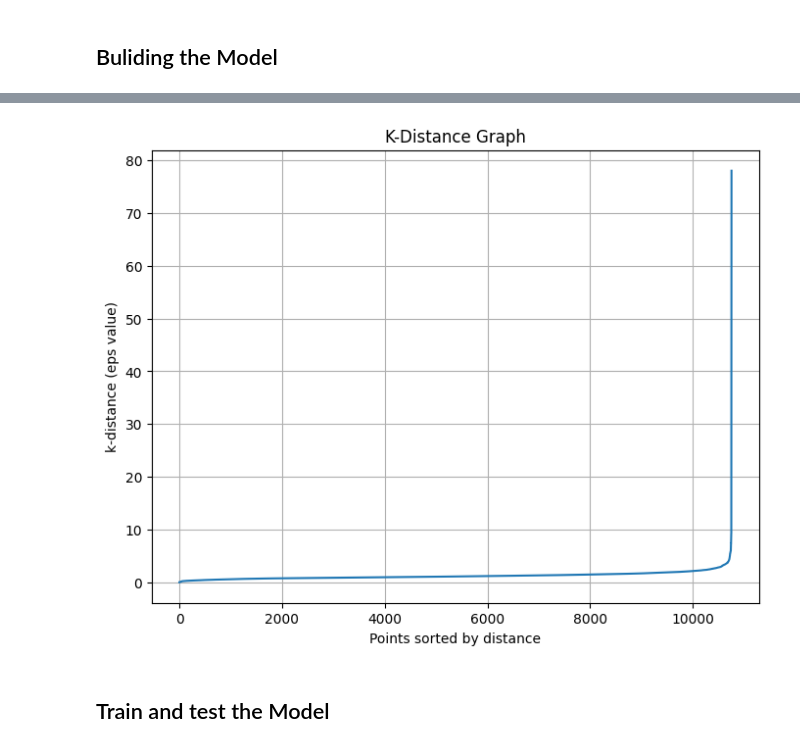
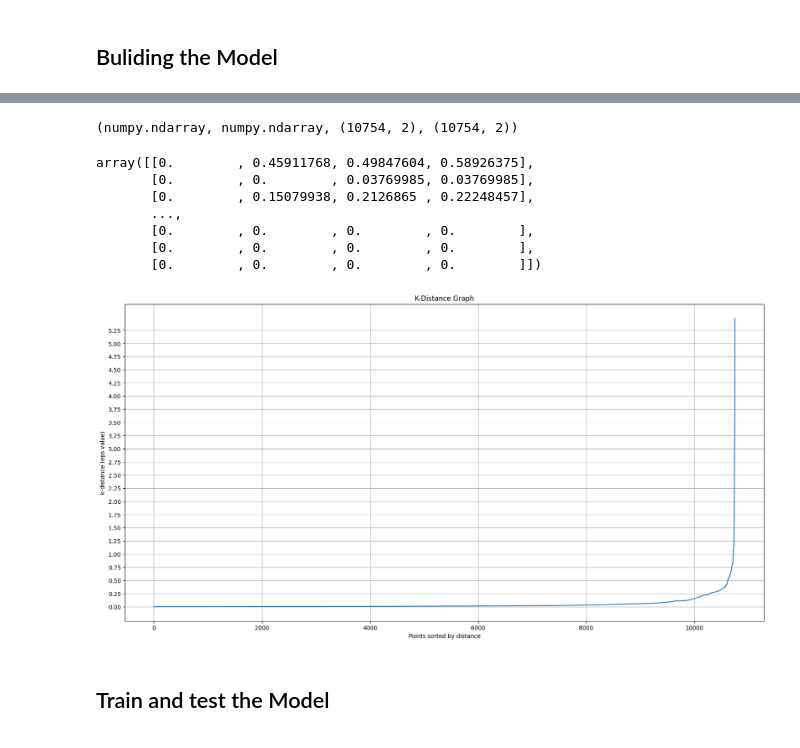
Before and after one commit to MAMDOUH-ALSHARARI/Usecase-7, a Jupyter notebook: ML/UL/Usecase_7 - (Lab) - Mamdouh_Alsharari -ML - DBSCAN.ipynb, the cells around one changed output, grey strips where cells are left out. Drawn from its saved outputs; the diff is of its cells as text; code cells hidden in the pictures.

```diff
--- a/ML/UL/Usecase_7 - (Lab) - Mamdouh_Alsharari -ML - DBSCAN.ipynb
+++ b/ML/UL/Usecase_7 - (Lab) - Mamdouh_Alsharari -ML - DBSCAN.ipynb
@@ -296,7 +296,7 @@ df=df[numerical_features+categorical_features]
 # %%
 df=featureencoder(df, categorical_features)
 # %%
-df=pd.get_dummies(df[categorical_features])
+#df=pd.get_dummies(df[categorical_features])
 # %%
 df.shape
 # %% [output]
@@ -317,3 +327,7 @@ df.shape
 # %%
 # one hot coding
 #df = pd.get_dummies(df, columns=categorical_features)
+# %%
+selected_features = ['minutes played', 'current_value', 'award']
+# %%
+df2=df[selected_features]
@@ -321,7 +351,7 @@ df.shape
 #### 4. Prepare train and test data
 # %%
 # Prepare data
-X = df
+X = df2
 
 
 # sacle the data
@@ -353,20 +393,45 @@ array([3.46668586, 1.72281624, 2.32899878, ..., 0.94259794, 1.42638692,
+# %%
+type(distances), type(indices), distances.shape, indices.shape
+# %% [output]
+(numpy.ndarray, numpy.ndarray, (10754, 2), (10754, 2))
+# %%
+distances
+# %% [output]
+array([[0.        , 0.45911768, 0.49847604, 0.58926375],
+       [0.        , 0.        , 0.03769985, 0.03769985],
+       [0.        , 0.15079938, 0.2126865 , 0.22248457],
+       ...,
+       [0.        , 0.        , 0.        , 0.        ],
+       [0.        , 0.        , 0.        , 0.        ],
+       [0.        , 0.        , 0.        , 0.        ]])
 # %%
+import matplotlib.pyplot as plt
+import numpy as np
+from matplotlib.ticker import FormatStrFormatter # Import the necessary module
+
+
 # The distance to the furthest neighbor (min_samples-th nearest) for each point
 k_dist = distances[:, min_samples-1]
 
 # Sort distances
 k_dist_sorted = np.sort(k_dist)
 
 # 3. Plotting the k-distance graph
-plt.figure(figsize=(8, 6))
+plt.figure(figsize=(20, 10))
 plt.plot(k_dist_sorted)
 plt.title('K-Distance Graph')
 plt.xlabel('Points sorted by distance')
 plt.ylabel('k-distance (eps value)')
 plt.grid(True)
+
+# Format y-axis to display float values with desired precision
+# Use FormatStrFormatter directly instead of mtick
+plt.gca().yaxis.set_major_formatter(FormatStrFormatter('%.2f'))  # Adjust '%.2f' for desired precision
+plt.yticks(np.arange(min(k_dist_sorted), max(k_dist_sorted), 0.25))  # Adjust step as needed
+
 plt.show()
 # %% [output]
-[figure, old version]
+[figure, new version]
 # %%
 # Import the necessary class from sklearn.cluster
 from sklearn.cluster import DBSCAN
```
Also changed, not shown: parts of 23 cells of this notebook, 5 other files.
